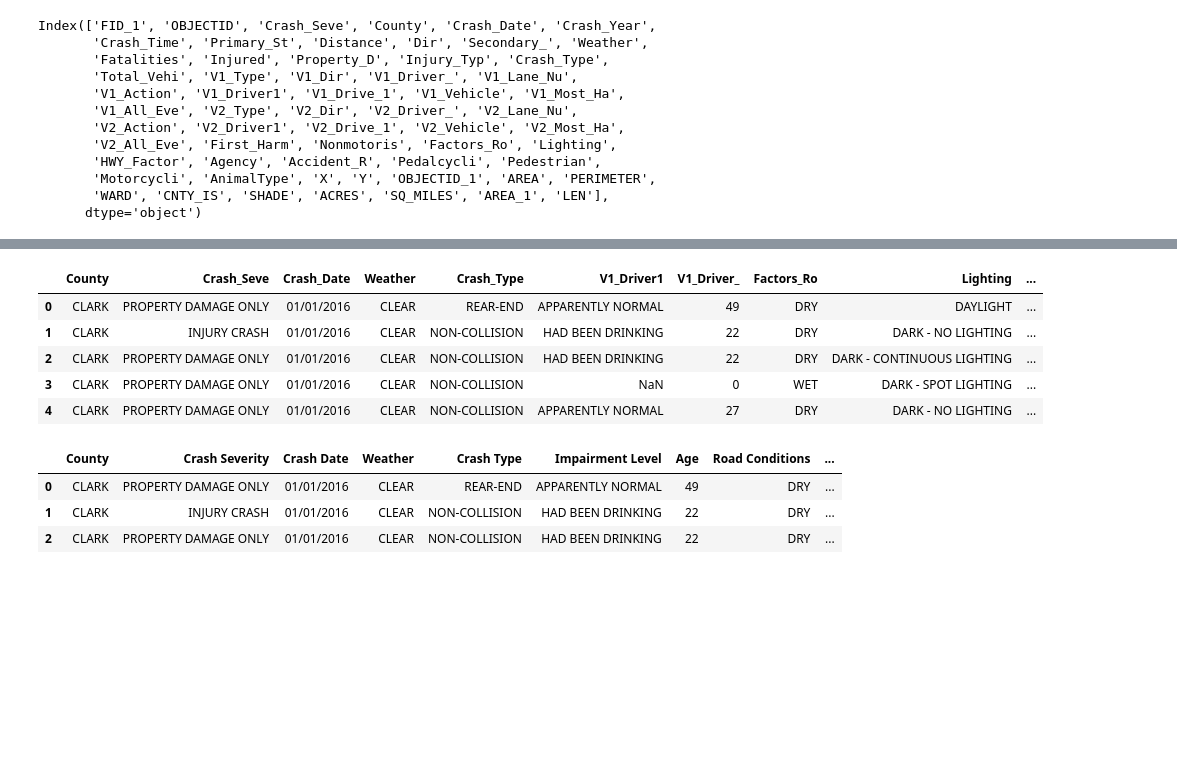
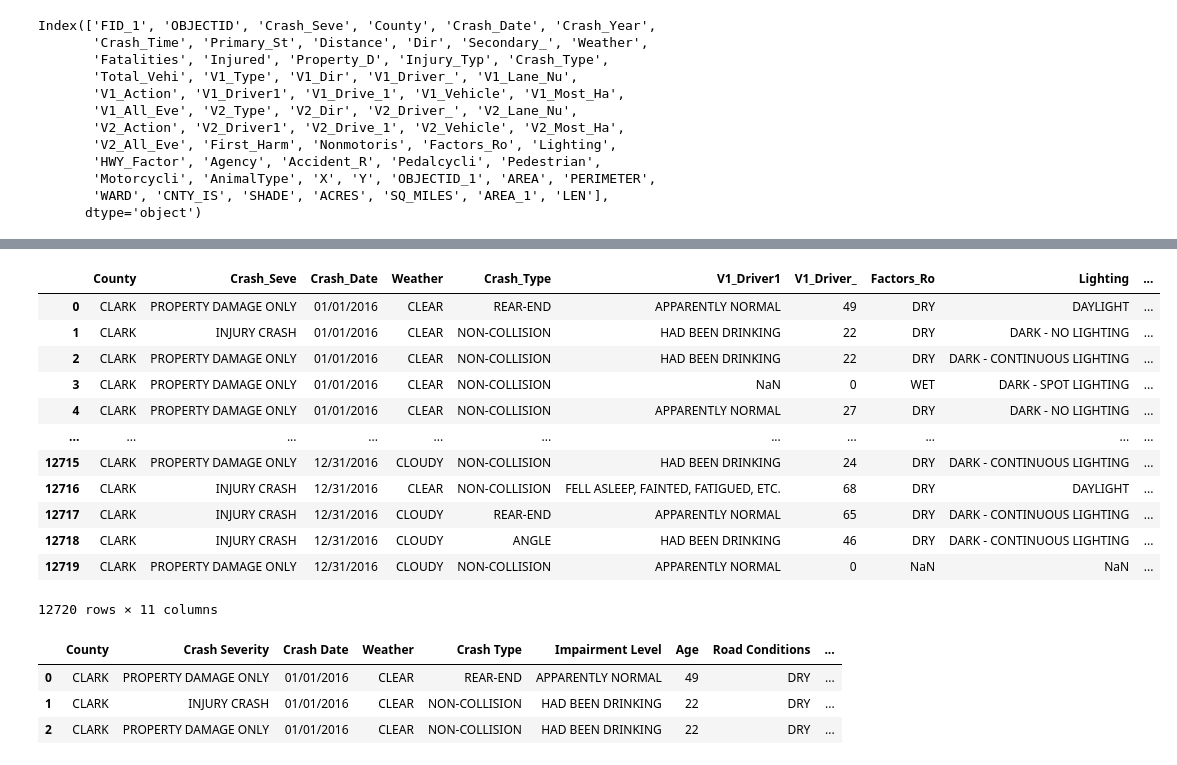
Before and after one commit to jenleemcnew/SMU-Data-Science--Clark-County-NV-Vehicle-Accident-Analysis---Project-1-Team-3, a Jupyter notebook: Kevin_Traffic.ipynb, the cells around one changed output, grey strips where cells are left out. Drawn from its saved outputs; the diff is of its cells as text; code cells hidden in the pictures; blank space fills up the shorter version.

Commit message:
Dataframes created for the statistical analysis.

```diff
--- a/Kevin_Traffic.ipynb
+++ b/Kevin_Traffic.ipynb
@@ -50,23 +53,31 @@ traffic_data[["County","Crash_Seve"]]
 # %%
 clean_traffic_data = traffic_data[["County",
                                    "Crash_Seve",
                                    "Crash_Date",
                                    "Weather",
                                    "Crash_Type",
                                    "V1_Driver1",
                                    "V1_Driver_",
                                    "Factors_Ro",
                                    "Lighting",
                                    "X",
                                    "Y"]].copy()
-clean_traffic_data.head(5)
+clean_traffic_data = pd.DataFrame(clean_traffic_data)
+clean_traffic_data
 # %% [output]
 |  | County | Crash_Seve | Crash_Date | Weather | Crash_Type | V1_Driver1 | V1_Driver_ | Factors_Ro | Lighting | ... |
 | 0 | CLARK | PROPERTY DAMAGE ONLY | 01/01/2016 | CLEAR | REAR-END | APPARENTLY NORMAL | 49 | DRY | DAYLIGHT | ... |
 | 1 | CLARK | INJURY CRASH | 01/01/2016 | CLEAR | NON-COLLISION | HAD BEEN DRINKING | 22 | DRY | DARK - NO LIGHTING | ... |
 | 2 | CLARK | PROPERTY DAMAGE ONLY | 01/01/2016 | CLEAR | NON-COLLISION | HAD BEEN DRINKING | 22 | DRY | DARK - CONTINUOUS LIGHTING | ... |
 | 3 | CLARK | PROPERTY DAMAGE ONLY | 01/01/2016 | CLEAR | NON-COLLISION | NaN | 0 | WET | DARK - SPOT LIGHTING | ... |
 | 4 | CLARK | PROPERTY DAMAGE ONLY | 01/01/2016 | CLEAR | NON-COLLISION | APPARENTLY NORMAL | 27 | DRY | DARK - NO LIGHTING | ... |
+| ... | ... | ... | ... | ... | ... | ... | ... | ... | ... | ... |
+| 12715 | CLARK | PROPERTY DAMAGE ONLY | 12/31/2016 | CLOUDY | NON-COLLISION | HAD BEEN DRINKING | 24 | DRY | DARK - CONTINUOUS LIGHTING | ... |
+| 12716 | CLARK | INJURY CRASH | 12/31/2016 | CLEAR | NON-COLLISION | FELL ASLEEP, FAINTED, FATIGUED, ETC. | 68 | DRY | DAYLIGHT | ... |
+| 12717 | CLARK | INJURY CRASH | 12/31/2016 | CLOUDY | REAR-END | APPARENTLY NORMAL | 65 | DRY | DARK - CONTINUOUS LIGHTING | ... |
+| 12718 | CLARK | INJURY CRASH | 12/31/2016 | CLOUDY | ANGLE | HAD BEEN DRINKING | 46 | DRY | DARK - CONTINUOUS LIGHTING | ... |
+| 12719 | CLARK | PROPERTY DAMAGE ONLY | 12/31/2016 | CLOUDY | NON-COLLISION | APPARENTLY NORMAL | 0 | NaN | NaN | ... |
+12720 rows × 11 columns
 # %%
 clean_traffic_data = clean_traffic_data.rename(columns={"Crash_Seve": "Crash Severity",
                                                         "Crash_Date": "Crash Date",
```
Also changed, not shown: parts of 2 cells of this notebook.
